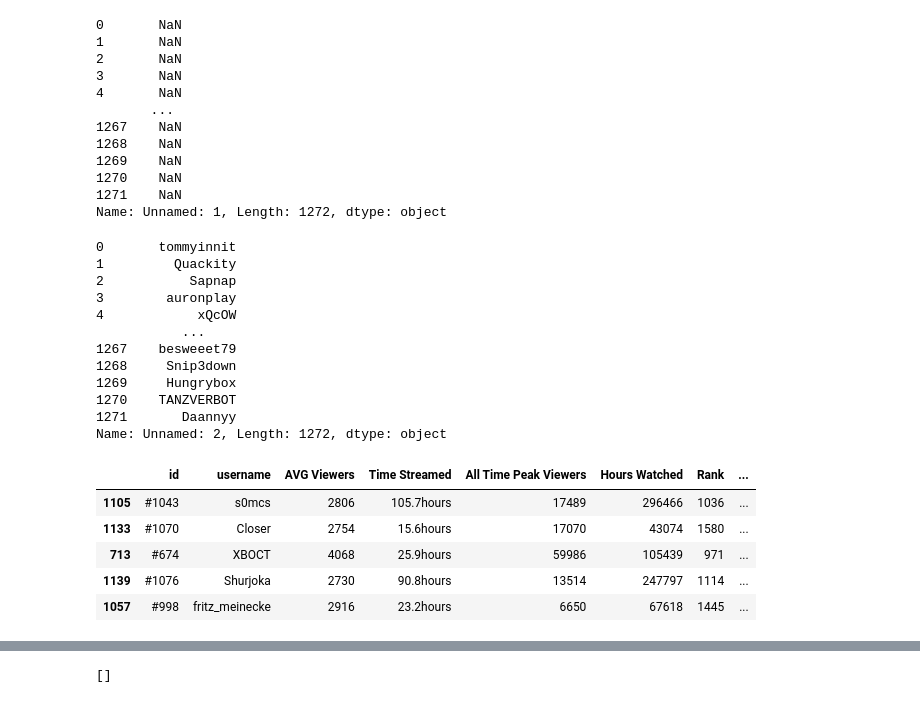
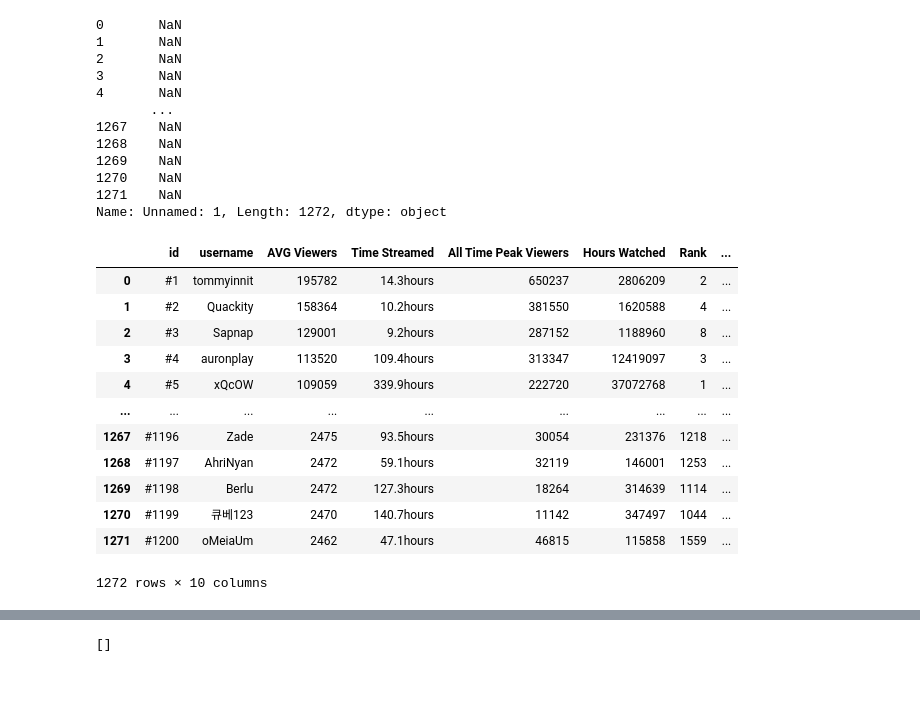
Before and after one commit to Awesimous/StarFish, a Jupyter notebook: notebooks/TwitchTracker_copy.ipynb, the cells around one changed output, grey strips where cells are left out. Saved outputs shown, nothing was run; the diff lists cells and outputs as text; code cells hidden in the pictures.

```diff
--- a/notebooks/TwitchTracker_copy.ipynb
+++ b/notebooks/TwitchTracker_copy.ipynb
@@ -79,20 +79,5 @@ df.pop('Unnamed: 1')
 1270    NaN
 1271    NaN
 Name: Unnamed: 1, Length: 1272, dtype: object
-# %%
-df['Unnamed: 2']
-# %% [output]
-0       tommyinnit
-1         Quackity
-2           Sapnap
-3        auronplay
-4            xQcOW
-           ...
-1267    besweeet79
-1268     Snip3down
-1269     Hungrybox
-1270    TANZVERBOT
-1271       Daannyy
-Name: Unnamed: 2, Length: 1272, dtype: object
 # %%
 df = df.rename(columns={'Unnamed: 2': 'username'})
@@ -104,3 +86,19 @@ df = df.rename(columns={'Unnamed: 2': 'username'})
+# %%
+df
+# %% [output]
+|  | id | username | AVG Viewers | Time Streamed | All Time Peak Viewers | Hours Watched | Rank | ... |
+| 0 | #1 | tommyinnit | 195782 | 14.3hours | 650237 | 2806209 | 2 | ... |
+| 1 | #2 | Quackity | 158364 | 10.2hours | 381550 | 1620588 | 4 | ... |
+| 2 | #3 | Sapnap | 129001 | 9.2hours | 287152 | 1188960 | 8 | ... |
+| 3 | #4 | auronplay | 113520 | 109.4hours | 313347 | 12419097 | 3 | ... |
+| 4 | #5 | xQcOW | 109059 | 339.9hours | 222720 | 37072768 | 1 | ... |
+| ... | ... | ... | ... | ... | ... | ... | ... | ... |
+| 1267 | #1196 | Zade | 2475 | 93.5hours | 30054 | 231376 | 1218 | ... |
+| 1268 | #1197 | AhriNyan | 2472 | 59.1hours | 32119 | 146001 | 1253 | ... |
+| 1269 | #1198 | Berlu | 2472 | 127.3hours | 18264 | 314639 | 1114 | ... |
+| 1270 | #1199 | 큐베123 | 2470 | 140.7hours | 11142 | 347497 | 1044 | ... |
+| 1271 | #1200 | oMeiaUm | 2462 | 47.1hours | 46815 | 115858 | 1559 | ... |
+1272 rows × 10 columns
 # %%
 #username = df['username']
 #https://twitchtracker.com/{username}
@@ -111,9 +106,0 @@ df = df.rename(columns={'Unnamed: 0': 'id'})
-# %%
-df.sample(5)
-# %% [output]
-|  | id | username | AVG Viewers | Time Streamed | All Time Peak Viewers | Hours Watched | Rank | ... |
-| 1105 | #1043 | s0mcs | 2806 | 105.7hours | 17489 | 296466 | 1036 | ... |
-| 1133 | #1070 | Closer | 2754 | 15.6hours | 17070 | 43074 | 1580 | ... |
-| 713 | #674 | XBOCT | 4068 | 25.9hours | 59986 | 105439 | 971 | ... |
-| 1139 | #1076 | Shurjoka | 2730 | 90.8hours | 13514 | 247797 | 1114 | ... |
-| 1057 | #998 | fritz_meinecke | 2916 | 23.2hours | 6650 | 67618 | 1445 | ... |
```
Also changed, not shown: parts of 14 cells of this notebook, 2 other files.
